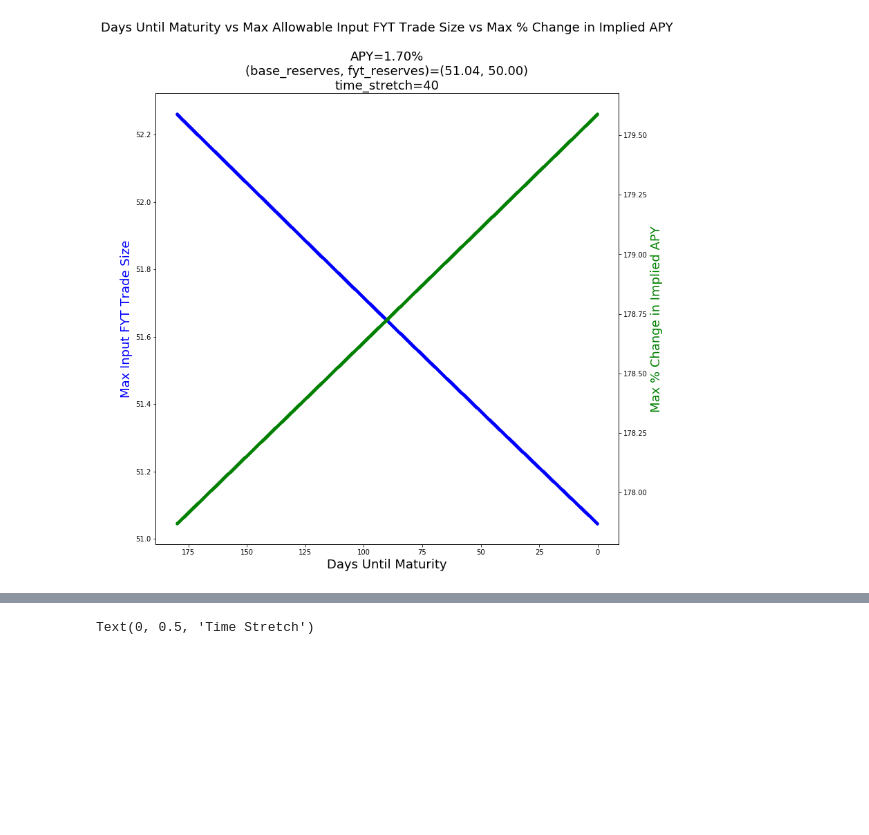
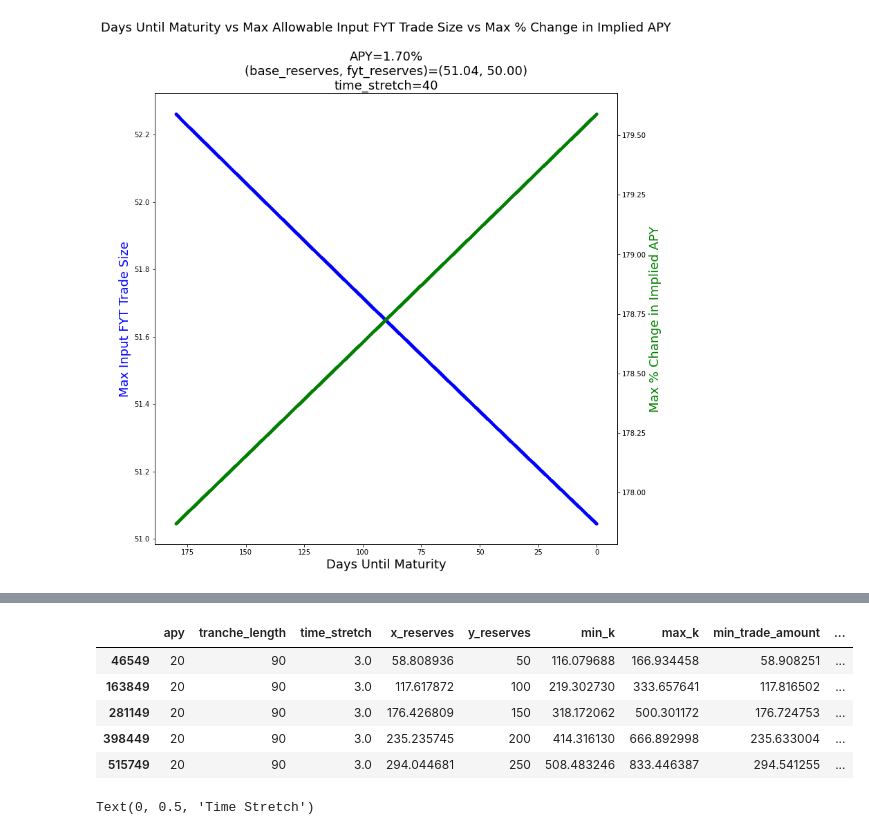
Before and after one commit to delvtech/agent0, a Jupyter notebook: limits_to_price_discovery.ipynb, the cells around one changed output, grey strips where cells are left out. Saved outputs shown, nothing was run; the diff lists cells and outputs as text; code cells hidden in the pictures; blank space fills up the shorter version.

```diff
--- a/limits_to_price_discovery.ipynb
+++ b/limits_to_price_discovery.ipynb
@@ -444,3 +449,13 @@ for APY in np.arange(1, 51, 1):
+# %%
+df['time_stretch'] = round(df['time_stretch'],1)
+df[(df['apy']==20)&(df['tranche_length']==90)&(df['time_stretch']==3.0)].head()
+# %% [output]
+|  | apy | tranche_length | time_stretch | x_reserves | y_reserves | min_k | max_k | min_trade_amount | ... |
+| 46549 | 20 | 90 | 3.0 | 58.808936 | 50 | 116.079688 | 166.934458 | 58.908251 | ... |
+| 163849 | 20 | 90 | 3.0 | 117.617872 | 100 | 219.302730 | 333.657641 | 117.816502 | ... |
+| 281149 | 20 | 90 | 3.0 | 176.426809 | 150 | 318.172062 | 500.301172 | 176.724753 | ... |
+| 398449 | 20 | 90 | 3.0 | 235.235745 | 200 | 414.316130 | 666.892998 | 235.633004 | ... |
+| 515749 | 20 | 90 | 3.0 | 294.044681 | 250 | 508.483246 | 833.446387 | 294.541255 | ... |
 # %%
 import pandas as pd
 import matplotlib.pyplot as plt
```
Also changed, not shown: parts of 18 cells of this notebook.
